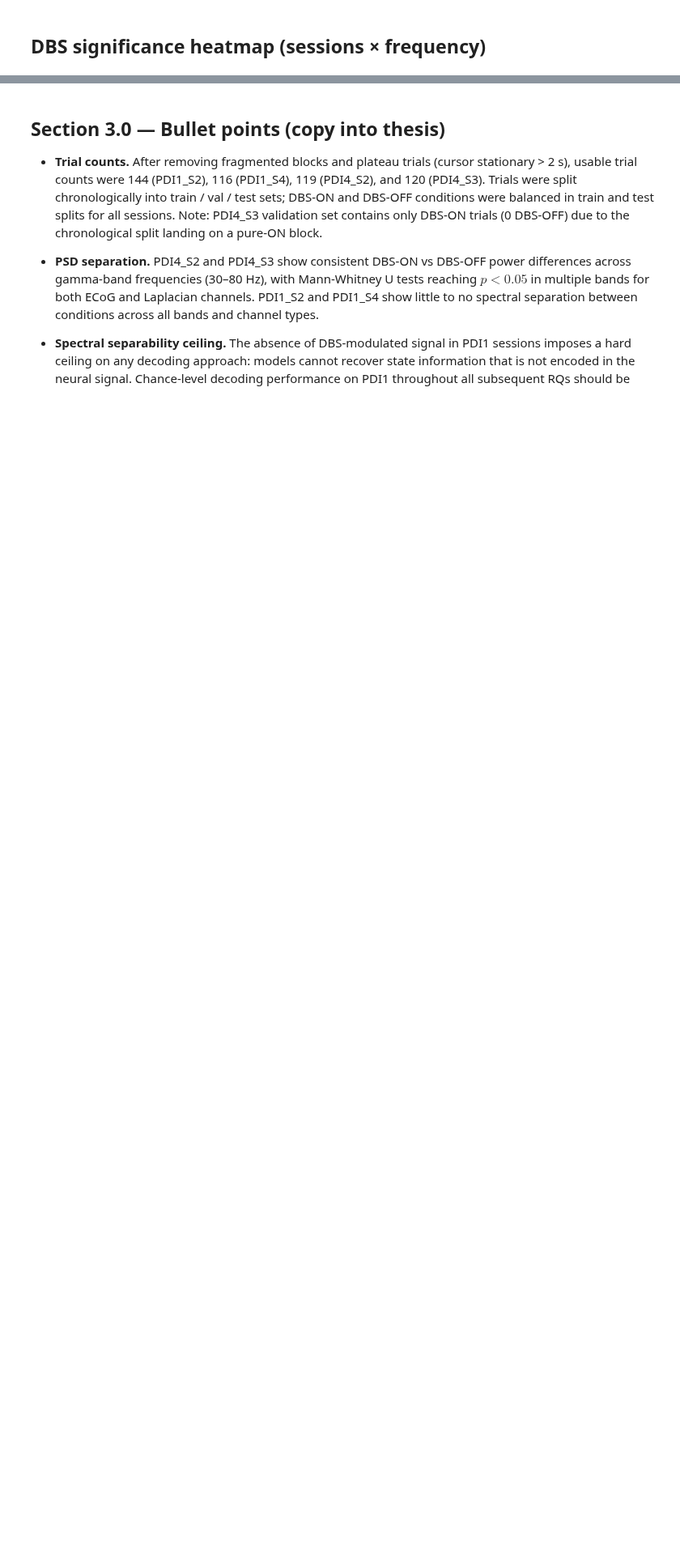
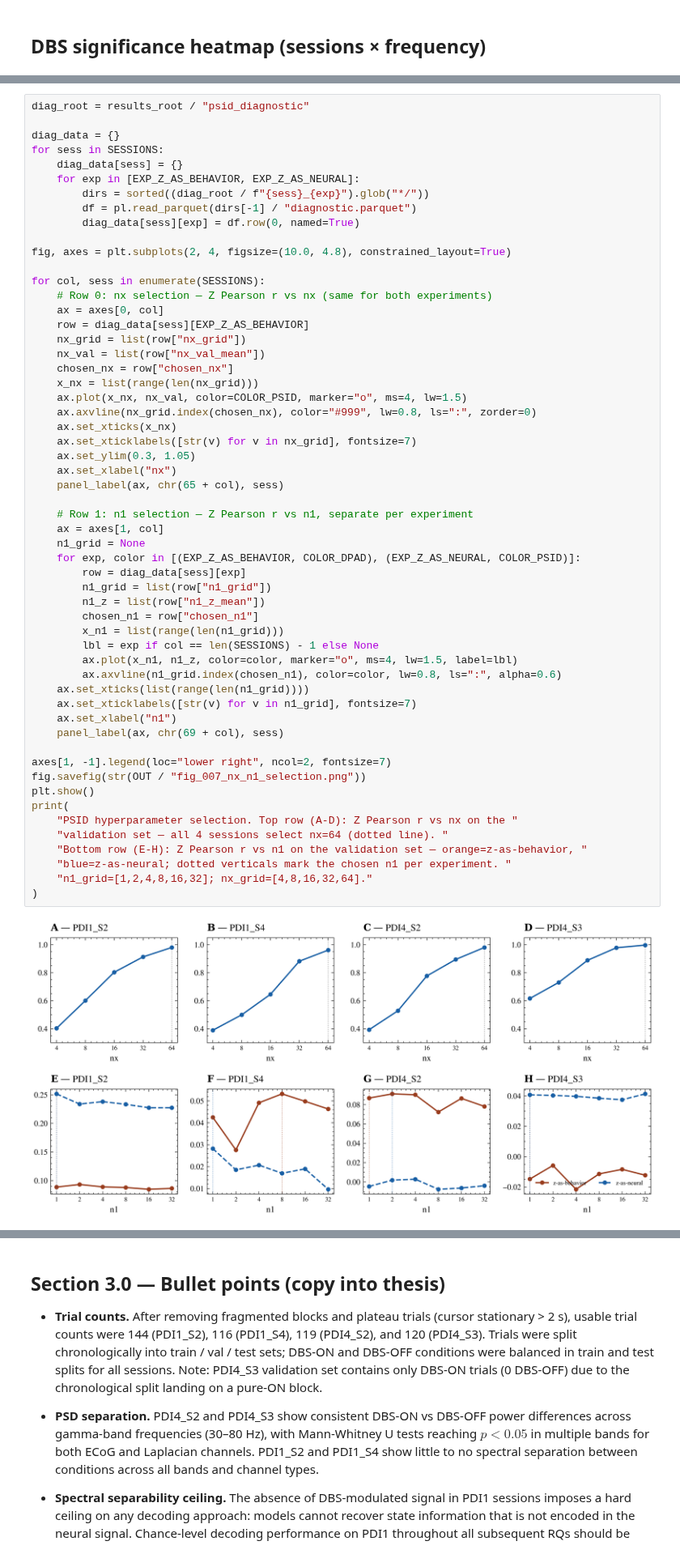
Before and after one commit to giedrius-at-home/latent-neural-dynamics-modeling, a Jupyter notebook: notebooks/thesis_sec1_data_verification.ipynb, the cells around one changed output, grey strips where cells are left out. Shown at 81% size. Drawn from its saved outputs; the diff is of its cells as text; blank space fills up the shorter version.

```diff
--- a/notebooks/thesis_sec1_data_verification.ipynb
+++ b/notebooks/thesis_sec1_data_verification.ipynb
@@ -271,0 +295,58 @@ print("Saved -> fig_006b_beh_dbs_separability.png")
+# %%
+diag_root = results_root / "psid_diagnostic"
+
+diag_data = {}
+for sess in SESSIONS:
+    diag_data[sess] = {}
+    for exp in [EXP_Z_AS_BEHAVIOR, EXP_Z_AS_NEURAL]:
+        dirs = sorted((diag_root / f"{sess}_{exp}").glob("*/"))
+        df = pl.read_parquet(dirs[-1] / "diagnostic.parquet")
+        diag_data[sess][exp] = df.row(0, named=True)
+
+fig, axes = plt.subplots(2, 4, figsize=(10.0, 4.8), constrained_layout=True)
+
+for col, sess in enumerate(SESSIONS):
+    # Row 0: nx selection — Z Pearson r vs nx (same for both experiments)
+    ax = axes[0, col]
+    row = diag_data[sess][EXP_Z_AS_BEHAVIOR]
+    nx_grid = list(row["nx_grid"])
+    nx_val = list(row["nx_val_mean"])
+    chosen_nx = row["chosen_nx"]
+    x_nx = list(range(len(nx_grid)))
+    ax.plot(x_nx, nx_val, color=COLOR_PSID, marker="o", ms=4, lw=1.5)
+    ax.axvline(nx_grid.index(chosen_nx), color="#999", lw=0.8, ls=":", zorder=0)
+    ax.set_xticks(x_nx)
+    ax.set_xticklabels([str(v) for v in nx_grid], fontsize=7)
+    ax.set_ylim(0.3, 1.05)
+    ax.set_xlabel("nx")
+    panel_label(ax, chr(65 + col), sess)
+
+    # Row 1: n1 selection — Z Pearson r vs n1, separate per experiment
+    ax = axes[1, col]
+    n1_grid = None
+    for exp, color in [(EXP_Z_AS_BEHAVIOR, COLOR_DPAD), (EXP_Z_AS_NEURAL, COLOR_PSID)]:
+        row = diag_data[sess][exp]
+        n1_grid = list(row["n1_grid"])
+        n1_z = list(row["n1_z_mean"])
+        chosen_n1 = row["chosen_n1"]
+        x_n1 = list(range(len(n1_grid)))
+        lbl = exp if col == len(SESSIONS) - 1 else None
+        ax.plot(x_n1, n1_z, color=color, marker="o", ms=4, lw=1.5, label=lbl)
+        ax.axvline(n1_grid.index(chosen_n1), color=color, lw=0.8, ls=":", alpha=0.6)
+    ax.set_xticks(list(range(len(n1_grid))))
+    ax.set_xticklabels([str(v) for v in n1_grid], fontsize=7)
+    ax.set_xlabel("n1")
+    panel_label(ax, chr(69 + col), sess)
+
+axes[1, -1].legend(loc="lower right", ncol=2, fontsize=7)
+fig.savefig(str(OUT / "fig_007_nx_n1_selection.png"))
+plt.show()
+print(
+    "PSID hyperparameter selection. Top row (A-D): Z Pearson r vs nx on the "
+    "validation set — all 4 sessions select nx=64 (dotted line). "
+    "Bottom row (E-H): Z Pearson r vs n1 on the validation set — orange=z-as-behavior, "
+    "blue=z-as-neural; dotted verticals mark the chosen n1 per experiment. "
+    "n1_grid=[1,2,4,8,16,32]; nx_grid=[4,8,16,32,64]."
+)
+# %% [output]
+[figure, added]
```
Also changed, not shown: parts of 9 cells of this notebook, 44 other files.
